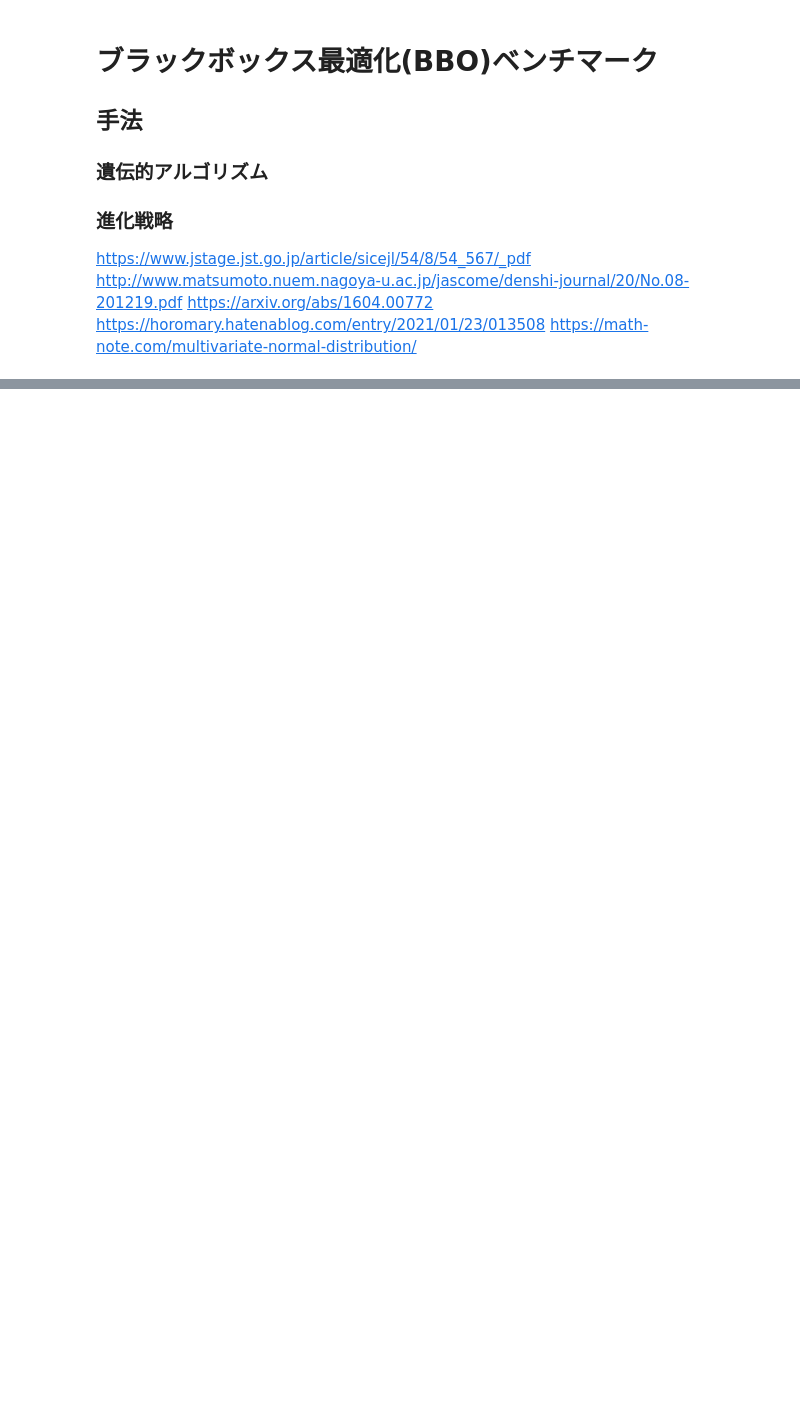
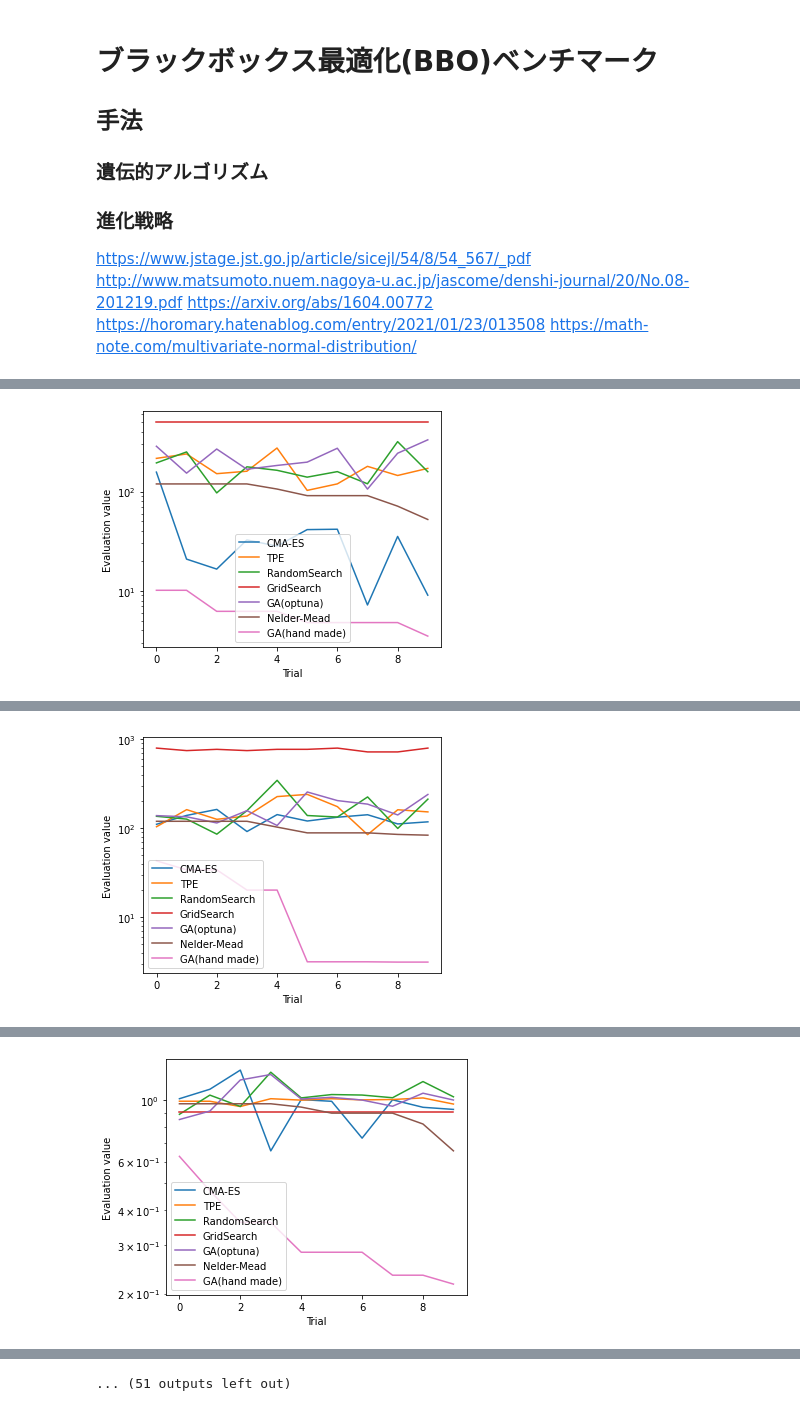
Before and after one commit to atnet-ok/bbo_benchmark, a Jupyter notebook: bbo_bench.ipynb, the cells around one changed output, grey strips where cells are left out. Cells and saved outputs as stored; diff of their text form; code cells hidden in the pictures; blank space fills up the shorter version.

Commit message:
Implementation of comparison part in multiple models completed

```diff
--- a/bbo_bench.ipynb
+++ b/bbo_bench.ipynb
@@ -140,20 +23,3 @@ class SchwefelFunction(Model):
-# %%
-class XinSheYangFunction(Model):
-    def __init__(self,dim=10,scale = 6):
-        self._dim = dim
-        self._range = (-1*scale,1*scale)
-        self.boundaries = np.array(self._range)
-
-    def evaluation(self, params):
-        x = np.array(params)
-        t1 = np.sum( np.abs(x) )
-        e1 = - np.sum( np.sin(x ** 2) )
-        t2 = np.exp(e1)
-        return t1 * t2
-
-    def get_params_range(self):
-        range_s = [self._range for i in range(self._dim)]
-        return range_s
 # %%
 class BenchMarker():
     def __init__(self,max_iter=100):
@@ -201,18 +100,36 @@ class BenchMarker():
         plt.show()
 # %%
-dim = 100
-model_s = [QuadraticFunction(dim=dim),
-            StyblinskiTangFunction(dim=dim),
-            GriewankFunction(dim=dim),
-            AckleyFunction(dim=dim),
-            RosenbrockFunction(dim=dim),
-            SchwefelFunction(dim=dim),
-            XinSheYangFunction(dim=dim),
-        ]
-for model in model_s:
-    bm = BenchMarker(max_iter=1000)
-    bm.benchmark(
-                    model = model,
-                    is_plot=True
-                )
-    bm.plot_history(is_log=True)
+df = pd.DataFrame()
+dim_s = [5,6,7]
+max_iter =10
+
+for dim in dim_s:
+    model_s = {
+                'QF':QuadraticFunction(dim=dim),
+                'STF':StyblinskiTangFunction(dim=dim),
+                'GF':GriewankFunction(dim=dim),
+                'AF':AckleyFunction(dim=dim),
+                'RF':RosenbrockFunction(dim=dim),
+                'SF':SchwefelFunction(dim=dim),
+                'XSYF':XinSheYangFunction(dim=dim),
+            }
+
+    for name,model in model_s.items():
+        dict_additional = {
+            'dimention':[],
+            'model name':[]
+        }
+
+        bm = BenchMarker(max_iter=max_iter)
+        df_temp = bm.benchmark(model = model)
+        bm.plot_history(fig_name=str(dim)+'_'+name,is_log=True,is_save=True)
+
+
+        dict_additional['dimention']=[dim for i in range(len(model_s))]
+        dict_additional['model name']=[name for i in range(len(model_s))]
+        df_additional = pd.DataFrame(dict_additional)
+
+        df_temp = pd.concat([df_temp, df_additional], axis=1)
+
+        df = pd.concat([df,df_temp])
+# %% [output]
@@ -218,0 +170 @@ for model in model_s:
+[figure, added]
@@ -218,0 +205 @@ for model in model_s:
+[figure, added]
@@ -218,0 +240 @@ for model in model_s:
+[figure, added]
@@ -218,0 +276 @@ for model in model_s:
+... (51 outputs left out)
```
Also changed, not shown: parts of 11 cells of this notebook, 3 other files.
